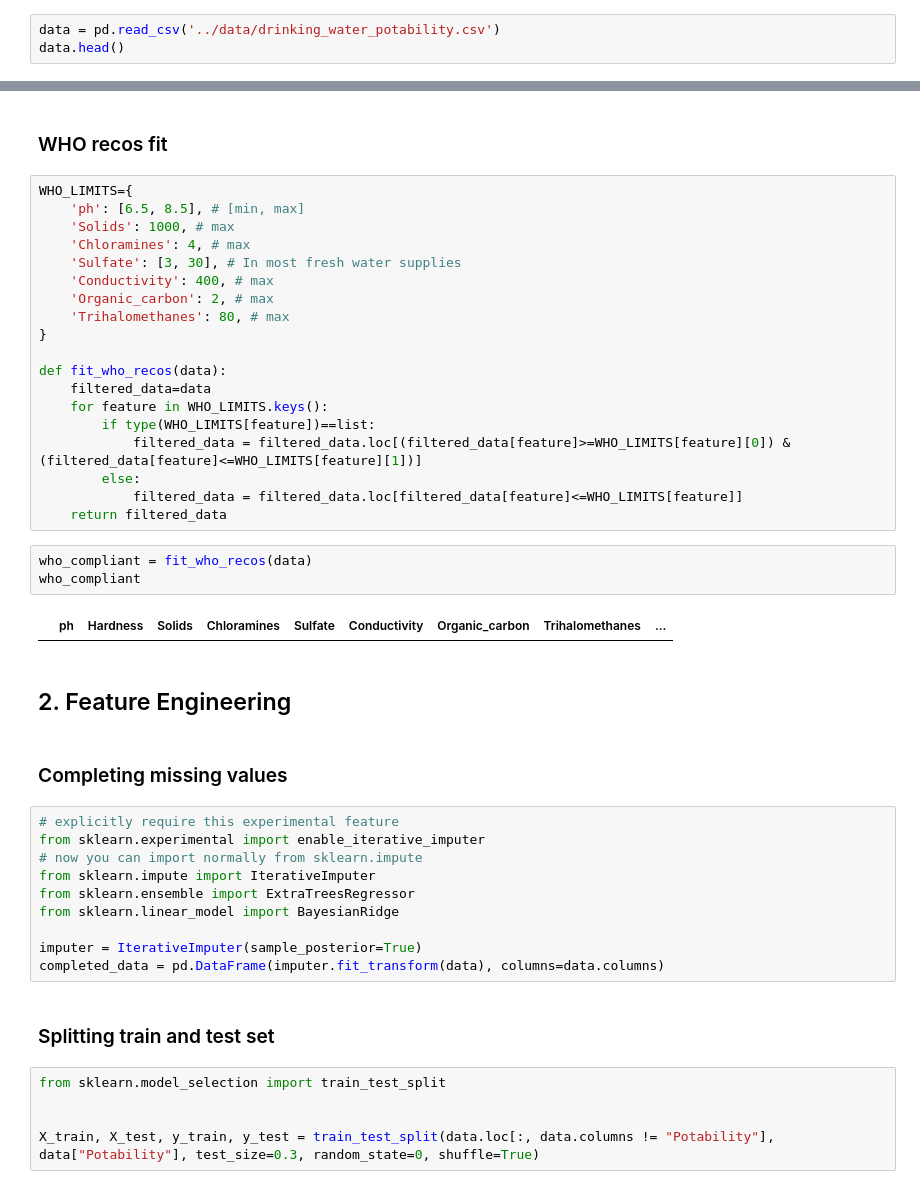
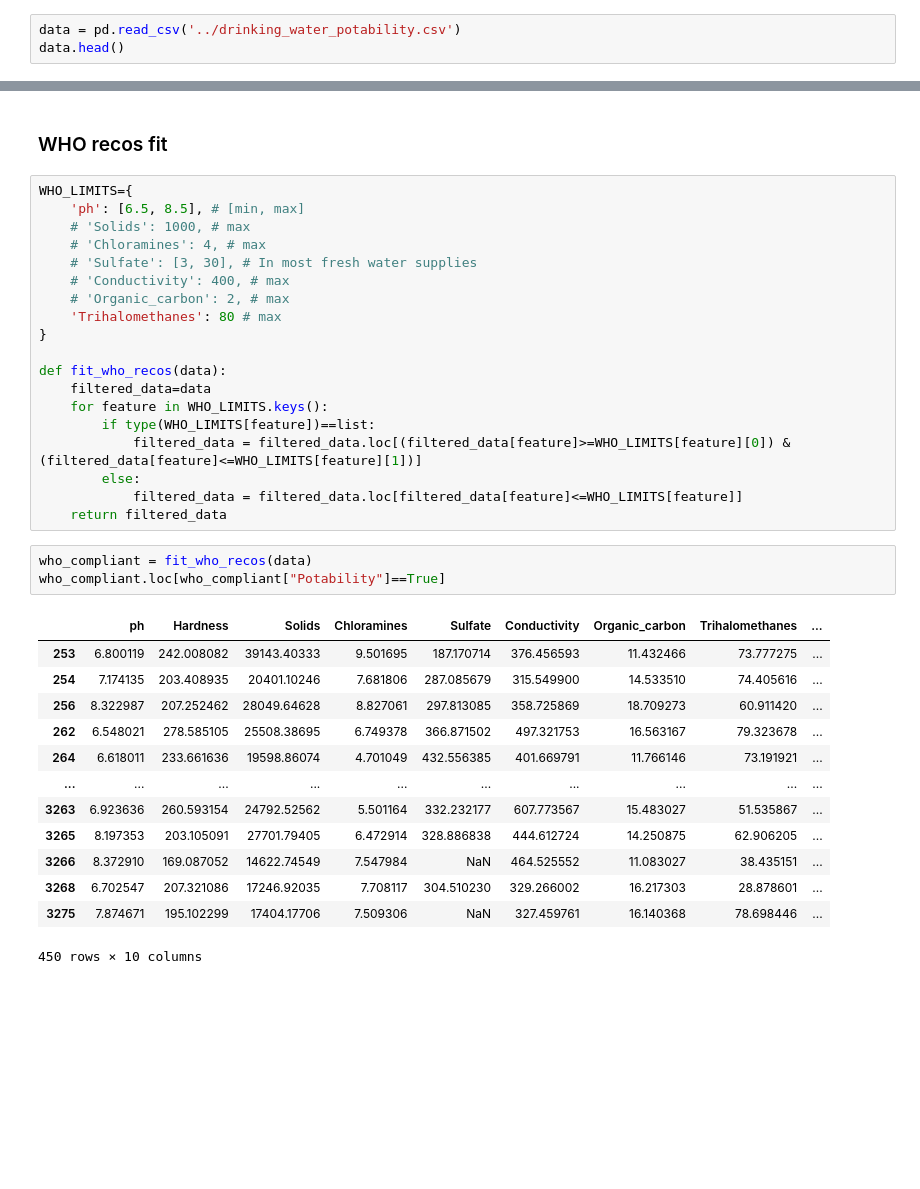
Before and after one commit to ArianeDlns/ML-Drinking_Water_Potability, a Jupyter notebook: data_viz/data_viz.ipynb, the cells around one changed output, grey strips where cells are left out. Drawn from its saved outputs; the diff is of its cells as text; blank space fills up the shorter version.

```diff
--- a/data_viz/Water_potability.ipynb
+++ b/data_viz/data_viz.ipynb
@@ -82,7 +82,7 @@ def save_fig(fig_id, tight_layout=True, fig_extension="png", resolution=300):
 # %% [markdown]
 ### Describe data
 # %%
-data = pd.read_csv('../data/drinking_water_potability.csv')
+data = pd.read_csv('../drinking_water_potability.csv')
 data.head()
 # %% [output]
 |  | ph | Hardness | Solids | Chloramines | Sulfate | Conductivity | Organic_carbon | Trihalomethanes | ... |
@@ -187,12 +187,12 @@ plt.ticklabel_format(axis="y", style="sci", scilimits=(0,0))
 # %%
 WHO_LIMITS={
     'ph': [6.5, 8.5], # [min, max]
-    'Solids': 1000, # max
-    'Chloramines': 4, # max
-    'Sulfate': [3, 30], # In most fresh water supplies
-    'Conductivity': 400, # max
-    'Organic_carbon': 2, # max
-    'Trihalomethanes': 80, # max
+    # 'Solids': 1000, # max
+    # 'Chloramines': 4, # max
+    # 'Sulfate': [3, 30], # In most fresh water supplies
+    # 'Conductivity': 400, # max
+    # 'Organic_carbon': 2, # max
+    'Trihalomethanes': 80 # max
 }
 
 def fit_who_recos(data):
@@ -205,27 +205,18 @@ def fit_who_recos(data):
     return filtered_data
 # %%
 who_compliant = fit_who_recos(data)
-who_compliant
+who_compliant.loc[who_compliant["Potability"]==True]
 # %% [output]
 |  | ph | Hardness | Solids | Chloramines | Sulfate | Conductivity | Organic_carbon | Trihalomethanes | ... |
+| 253 | 6.800119 | 242.008082 | 39143.40333 | 9.501695 | 187.170714 | 376.456593 | 11.432466 | 73.777275 | ... |
+| 254 | 7.174135 | 203.408935 | 20401.10246 | 7.681806 | 287.085679 | 315.549900 | 14.533510 | 74.405616 | ... |
+| 256 | 8.322987 | 207.252462 | 28049.64628 | 8.827061 | 297.813085 | 358.725869 | 18.709273 | 60.911420 | ... |
+| 262 | 6.548021 | 278.585105 | 25508.38695 | 6.749378 | 366.871502 | 497.321753 | 16.563167 | 79.323678 | ... |
+| 264 | 6.618011 | 233.661636 | 19598.86074 | 4.701049 | 432.556385 | 401.669791 | 11.766146 | 73.191921 | ... |
+| ... | ... | ... | ... | ... | ... | ... | ... | ... | ... |
+| 3263 | 6.923636 | 260.593154 | 24792.52562 | 5.501164 | 332.232177 | 607.773567 | 15.483027 | 51.535867 | ... |
+| 3265 | 8.197353 | 203.105091 | 27701.79405 | 6.472914 | 328.886838 | 444.612724 | 14.250875 | 62.906205 | ... |
+| 3266 | 8.372910 | 169.087052 | 14622.74549 | 7.547984 | NaN | 464.525552 | 11.083027 | 38.435151 | ... |
+| 3268 | 6.702547 | 207.321086 | 17246.92035 | 7.708117 | 304.510230 | 329.266002 | 16.217303 | 28.878601 | ... |
+| 3275 | 7.874671 | 195.102299 | 17404.17706 | 7.509306 | NaN | 327.459761 | 16.140368 | 78.698446 | ... |
+450 rows × 10 columns
-# %% [markdown]
-## 2. Feature Engineering
-# %% [markdown]
-### Completing missing values
-# %%
-# explicitly require this experimental feature
-from sklearn.experimental import enable_iterative_imputer
-# now you can import normally from sklearn.impute
-from sklearn.impute import IterativeImputer
-from sklearn.ensemble import ExtraTreesRegressor
-from sklearn.linear_model import BayesianRidge
-
-imputer = IterativeImputer(sample_posterior=True)
-completed_data = pd.DataFrame(imputer.fit_transform(data), columns=data.columns)
-# %% [markdown]
-### Splitting train and test set
-# %%
-from sklearn.model_selection import train_test_split
-
-
-X_train, X_test, y_train, y_test = train_test_split(data.loc[:, data.columns != "Potability"], data["Potability"], test_size=0.3, random_state=0, shuffle=True)
```
Also changed, not shown: parts of 9 cells of this notebook.
